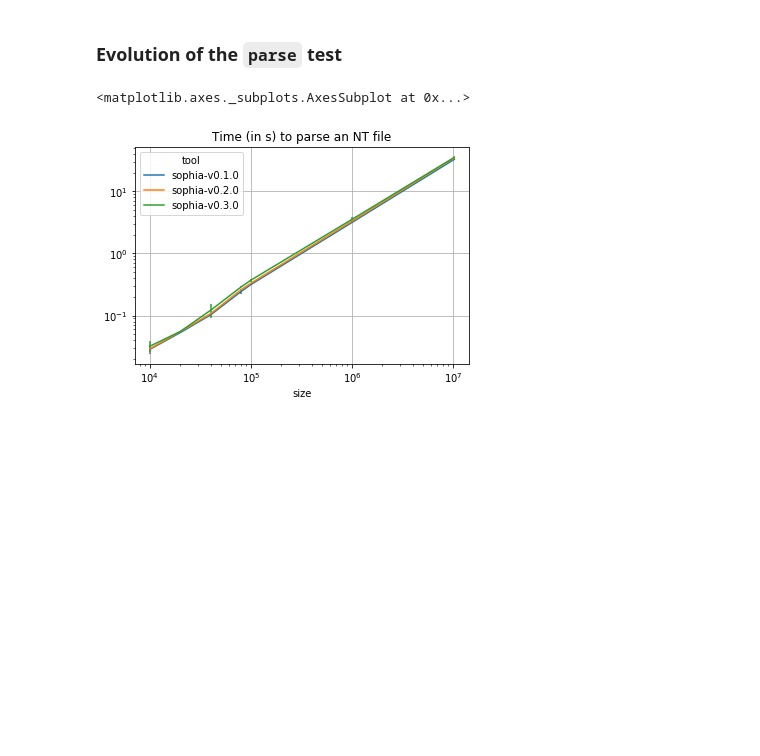
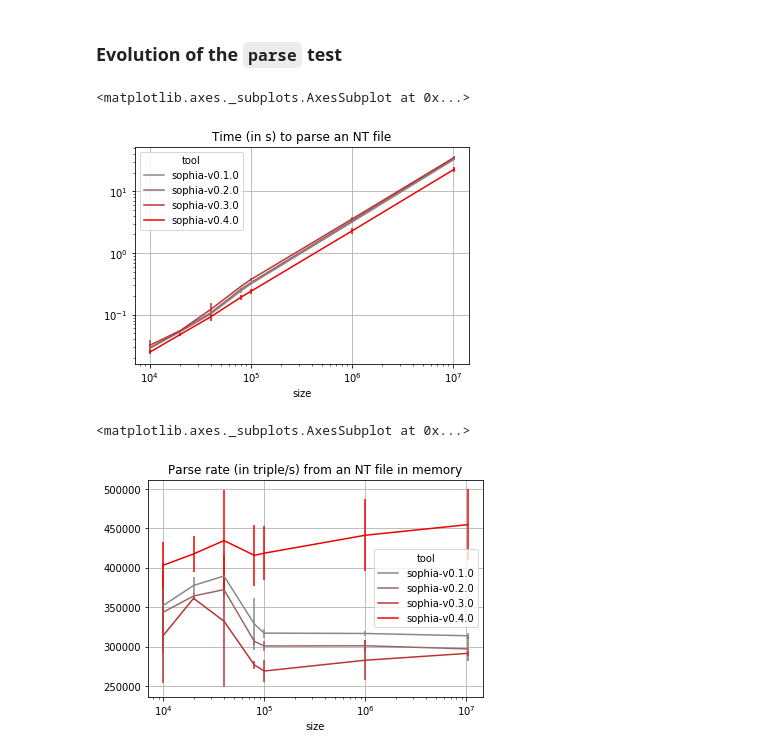
Before and after one commit to pchampin/sophia_benchmark, a Jupyter notebook: benchmark_results.ipynb, the cells around one changed output. Drawn from its saved outputs; the diff is of its cells as text; code cells hidden in the pictures; blank space fills up the shorter version.

```diff
--- a/benchmark_results.ipynb
+++ b/benchmark_results.ipynb
@@ -67,7 +80,13 @@ plot_query_stats(load_data("query", "sophia-v0.1.0", "sophia-v0.2.0", "sophia-v0
 # %% [markdown]
 ### Evolution of the `parse` test
 # %%
-my_plot(load_data("parse", "sophia-v0.1.0", "sophia-v0.2.0", "sophia-v0.3.0"), "t_parse", loglog=True, title="Time (in s) to parse an NT file")
+data = load_data("parse", *VERSIONS)
+my_plot(data, "t_parse", loglog=True, title="Time (in s) to parse an NT file")
 # %% [output]
 <matplotlib.axes._subplots.AxesSubplot at 0x...>
-[figure, old version]
+[figure, new version]
+# %%
+my_plot(data, "r_parse", title="Parse rate (in triple/s) from an NT file in memory", logx=True)
+# %% [output]
+<matplotlib.axes._subplots.AxesSubplot at 0x...>
+[figure, added]
```
Also changed, not shown: parts of 5 cells of this notebook, 7 other files.
